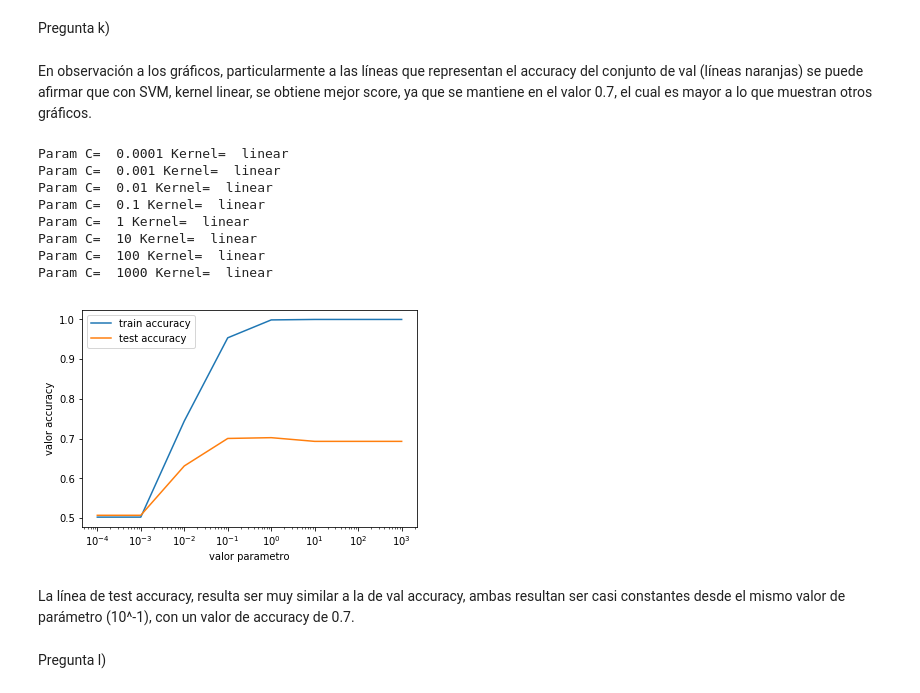
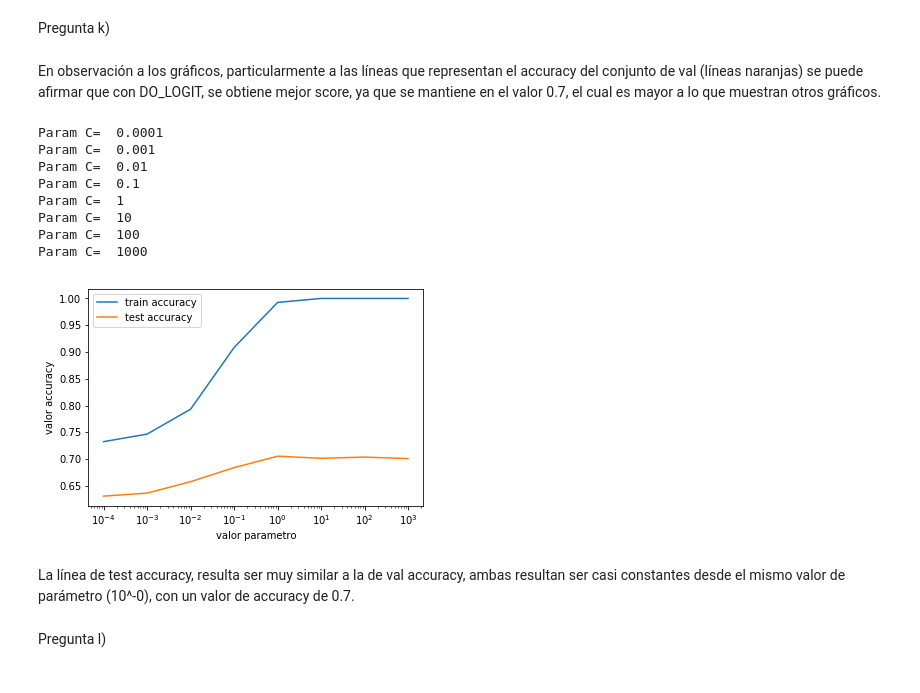
Before and after one commit to aruzrojas/Tarea-2-ML, a Jupyter notebook: Tarea 2 ML.ipynb, the cells around one changed output. Saved outputs shown, nothing was run; the diff lists cells and outputs as text; code cells hidden in the pictures.

```diff
--- a/Tarea 2 ML.ipynb
+++ b/Tarea 2 ML.ipynb
@@ -555,50 +555,50 @@ Para este caso el mejor valor de parámetro es 2^3, en donde se observas los pic
 # %% [markdown]
 Pregunta k)
 # %% [markdown]
-En observación a los gráficos, particularmente a las líneas que representan el accuracy del conjunto de val (líneas naranjas) se puede afirmar que con SVM, kernel linear, se obtiene mejor score, ya que se mantiene en el valor 0.7, el cual es mayor a lo que muestran otros gráficos.
+En observación a los gráficos, particularmente a las líneas que representan el accuracy del conjunto de val (líneas naranjas) se puede afirmar que con DO_LOGIT, se obtiene mejor score, ya que se mantiene en el valor 0.7, el cual es mayor a lo que muestran otros gráficos.
 # %%
 from sklearn.svm import SVC as SVM #SVC is for classification
-def do_SVM(x,y,xv,yv, param, kernel='linear'):
-    print("Param C= ",param, 'Kernel= ', kernel)
-    model= SVM()
-    model.set_params(C=param,kernel=kernel,probability=True) #try rbf and linear at least
+def do_LOGIT(x,y,xv,yv, param):
+    print("Param C= ",param)
+    model= LogisticRegression()
+    model.set_params(C=param)
     model.fit(x,y)
     train_acc = model.score(x,y)
     test_acc = model.score(xv,yv)
     return model, train_acc, test_acc
 Cs = [10**int(i) for i in np.arange(-4,4)]
 
-def graficar(x,y,xv,yv,Cs,kernel):
+def graficar(x,y,xv,yv,Cs):
 
     acc_train = []
     acc_test =  []
     for par in Cs:
-        model, train_acc, test_acc = do_SVM(features_train,labels_train,features_test,labels_test,par,kernel)
+        model, train_acc, test_acc = do_LOGIT(features_train,labels_train,features_test,labels_test,par)
         model.probaility = True
         acc_train.append(train_acc)
         acc_test.append(test_acc)
     return model,acc_train,acc_test
 
-model,train_acc, test_acc = graficar(features_train,labels_train,features_test,labels_test,Cs,'linear')
+model,train_acc, test_acc = graficar(features_train,labels_train,features_test,labels_test,Cs)
 plt.plot(Cs,train_acc,label = 'train accuracy')
 plt.plot(Cs,test_acc,label = 'test accuracy')
 plt.xlabel('valor parametro')
 plt.ylabel('valor accuracy')
 plt.xscale('log')
 plt.legend()
 plt.show()
 # %% [output]
-Param C=  0.0001 Kernel=  linear
-Param C=  0.001 Kernel=  linear
-Param C=  0.01 Kernel=  linear
-Param C=  0.1 Kernel=  linear
-Param C=  1 Kernel=  linear
-Param C=  10 Kernel=  linear
-Param C=  100 Kernel=  linear
-Param C=  1000 Kernel=  linear
+Param C=  0.0001
+Param C=  0.001
+Param C=  0.01
+Param C=  0.1
+Param C=  1
+Param C=  10
+Param C=  100
+Param C=  1000
-[figure, old version]
+[figure, new version]
 # %% [markdown]
-La línea de test accuracy, resulta ser muy similar a la de val accuracy, ambas resultan ser casi constantes desde el mismo valor de parámetro (10^-1), con un valor de accuracy de 0.7.
+La línea de test accuracy, resulta ser muy similar a la de val accuracy, ambas resultan ser casi constantes desde el mismo valor de parámetro (10^-0), con un valor de accuracy de 0.7.
 # %% [markdown]
 Pregunta l)
 # %%
```
Also changed, not shown: parts of 14 cells of this notebook.
